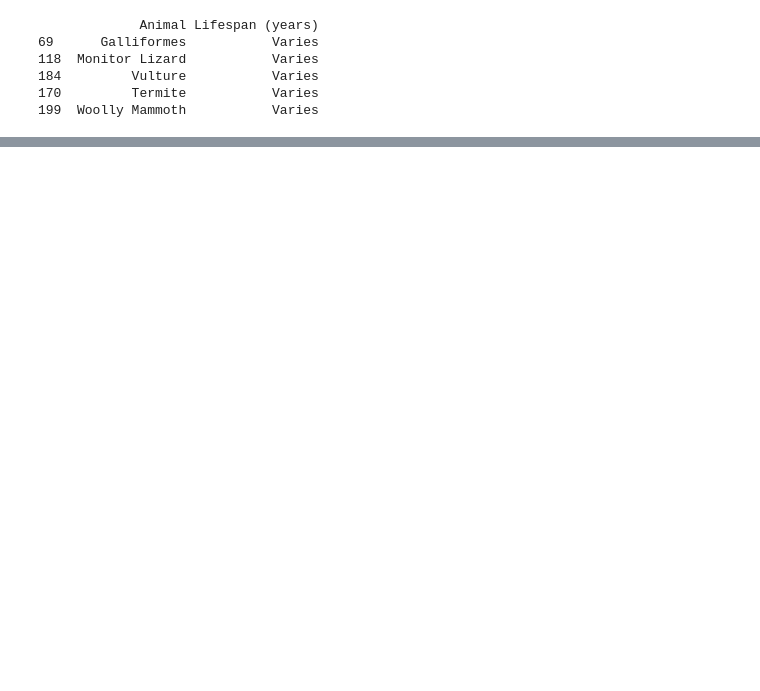
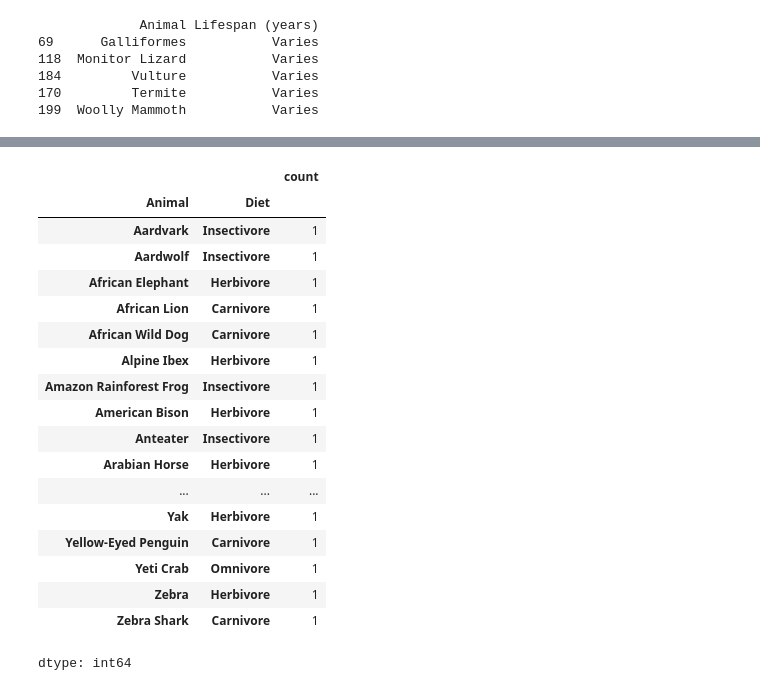
Before and after one commit to harivign/Animal-ds3-for-pandas-practice, a Jupyter notebook: animal_dataset3_practice_using_pandas.ipynb, the cells around one changed output, grey strips where cells are left out. Saved outputs shown, nothing was run; the diff lists cells and outputs as text; code cells hidden in the pictures; blank space fills up the shorter version.

```diff
--- a/animal_dataset3_practice_using_pandas.ipynb
+++ b/animal_dataset3_practice_using_pandas.ipynb
@@ -51,0 +107,23 @@ print(top5_lifespan[["Animal","Lifespan (years)"]])
+# %%
+diets=df.groupby("Animal")["Diet"].value_counts()
+diets
+# %% [output]
+|  |  | count |
+| Animal | Diet |  |
+| Aardvark | Insectivore | 1 |
+| Aardwolf | Insectivore | 1 |
+| African Elephant | Herbivore | 1 |
+| African Lion | Carnivore | 1 |
+| African Wild Dog | Carnivore | 1 |
+| Alpine Ibex | Herbivore | 1 |
+| Amazon Rainforest Frog | Insectivore | 1 |
+| American Bison | Herbivore | 1 |
+| Anteater | Insectivore | 1 |
+| Arabian Horse | Herbivore | 1 |
+| ... | ... | ... |
+| Yak | Herbivore | 1 |
+| Yellow-Eyed Penguin | Carnivore | 1 |
+| Yeti Crab | Omnivore | 1 |
+| Zebra | Herbivore | 1 |
+| Zebra Shark | Carnivore | 1 |
+dtype: int64
```
Also changed, not shown: parts of 16 cells of this notebook.
